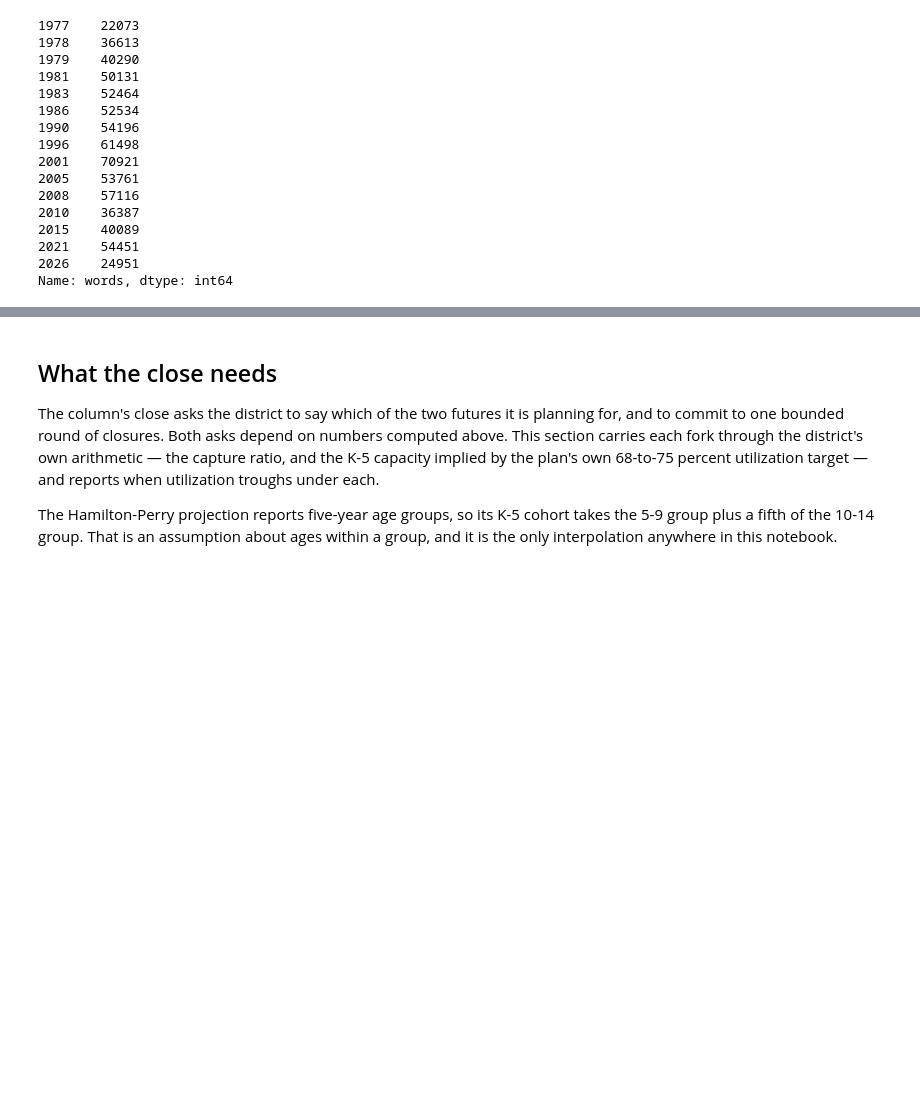
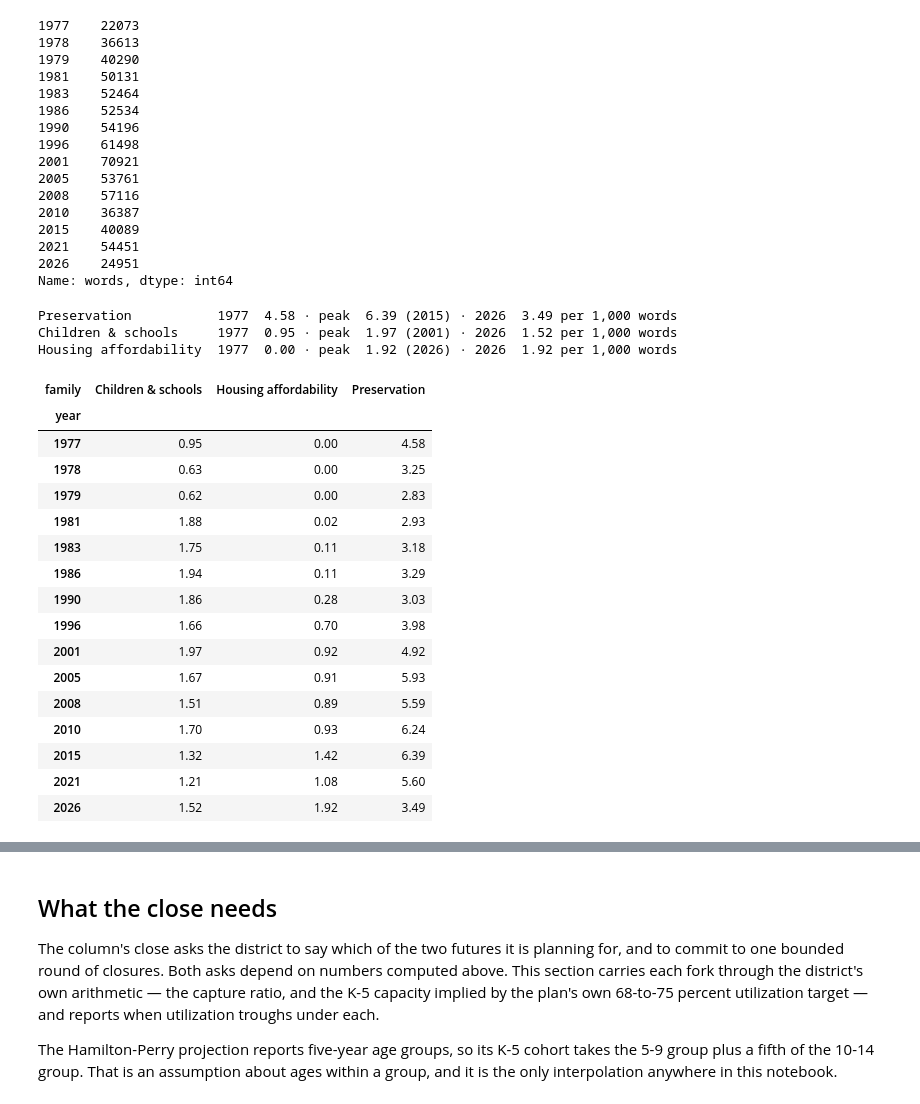
Before and after one commit to brianckeegan/charting-boulder, a Jupyter notebook: 2026-09-bvsd/BVSD.ipynb, the cells around one changed output, grey strips where cells are left out. Cells and saved outputs as stored; diff of their text form; code cells hidden in the pictures; blank space fills up the shorter version.

```diff
--- a/2026-09-bvsd/BVSD.ipynb
+++ b/2026-09-bvsd/BVSD.ipynb
@@ -989,12 +999,12 @@ def clean_text(md_text):
 corpus = {}
 for filename, (label, year) in sorted(BVCP_EDITIONS.items(), key=lambda kv: kv[1][1]):
     text = clean_text((BVCP_DIR / filename).read_text(encoding='utf-8', errors='replace'))
-    corpus[label] = {'year': year, 'clean': text, 'word_count': len(text.split())}
+    corpus[label] = {'year': year, 'clean': text.lower(), 'word_count': len(text.split())}
 
 # Integrity checks
 assert len(corpus) == 15, f'expected 15 editions; got {len(corpus)}'
 assert all(info['word_count'] > 10_000 for info in corpus.values()), 'an edition converted to near-empty text'
-print(f'{len(corpus)} editions, {sum(i["word_count"] for i in corpus.values()):,} words total')
+print(f"{len(corpus)} editions, {sum(i['word_count'] for i in corpus.values()):,} words total")
 pd.Series({info['year']: info['word_count'] for info in corpus.values()}, name='words')
 # %% [output]
 15 editions, 707,475 words total
@@ -1015,28 +1025,57 @@ pd.Series({info['year']: info['word_count'] for info in corpus.values()}, name='
 2026    24951
 Name: words, dtype: int64
 # %%
+# 'family' only where it is not part of single-family, multi-family and the like
+FAMILY_NOT_HOUSING_TYPE = (r'(?<!single-)(?<!single )(?<!multi-)(?<!multi )'
+                           r'(?<!multiple-)(?<!multiple )(?<!two-)(?<!two )\bfamil[a-z]*')
+
 KEYWORD_FAMILIES = {
-    'Preservation': ['neighborhood character', 'community character', 'preserve', 'preservation',
-                     'open space', 'growth management', 'controlled growth', 'managed growth',
-                     'compatib'],
-    'Families & Schools': ['families with children', 'households with children', 'child care',
-                           'childcare', 'school enrollment', 'enrollment', 'affordable housing',
-                           'housing afford'],
+    'Preservation': [r'\bpreserv[a-z]*', r'\bopen\s+space', r'\bneighborhood character',
+                     r'\bcommunity character', r'\bhistoric character', r'\brural character',
+                     r'\bgrowth management', r'\bcompatib[a-z]*'],
+    'Children & schools': [FAMILY_NOT_HOUSING_TYPE, r'\bchild[a-z]*', r'\bschool[a-z]*',
+                           r'\bstudent[a-z]*', r'\byouth[a-z]*', r'\bplayground[a-z]*'],
+    'Housing affordability': [r'\bafford[a-z]*'],
 }
 
 def compute_family_rates(corpus, families):
     # Per-1,000-word rates, as in bvcp-corpus-analysis.ipynb, but matching each term as a
     # phrase or word-prefix over the cleaned text so multi-word terms and stems are visible.
     records = []
     for label, info in corpus.items():
-        text, total = info['clean'].lower(), info['word_count']
         for family, terms in families.items():
-            counts = {t: len(re.findall(r'\b' + re.escape(t).replace(r'\ ', r'\s+'), text)) for t in terms}
-            raw = sum(counts.values())
+            raw = sum(len(re.findall(term, info['clean'])) for term in terms)
             records.append({'version': label, 'year': info['year'], 'family': family,
-                            'raw_count': raw, 'rate_per_1k': raw / total * 1000,
-                            'top_term': max(counts, key=counts.get)})
+                            'raw_count': raw, 'rate_per_1k': raw / info['word_count'] * 1000})
     return pd.DataFrame(records)
 
 family_rates_df = compute_family_rates(corpus, KEYWORD_FAMILIES)
-assert (family_rates_df['raw_count'] > 0).all(), 'a family scored zero in some edition'
+vocabulary_df = family_rates_df.pivot(index='year', columns='family', values='rate_per_1k')
+
+assert (family_rates_df.groupby('family')['raw_count'].sum() > 0).all(), 'a family scored zero'
+for family in KEYWORD_FAMILIES:
+    series = vocabulary_df[family]
+    print(f'{family:22s} 1977 {series.iloc[0]:5.2f} · peak {series.max():5.2f} ({int(series.idxmax())}) · '
+          f'2026 {series.iloc[-1]:5.2f} per 1,000 words')
+vocabulary_df.round(2)
+# %% [output]
+Preservation           1977  4.58 · peak  6.39 (2015) · 2026  3.49 per 1,000 words
+Children & schools     1977  0.95 · peak  1.97 (2001) · 2026  1.52 per 1,000 words
+Housing affordability  1977  0.00 · peak  1.92 (2026) · 2026  1.92 per 1,000 words
+| family | Children & schools | Housing affordability | Preservation |
+| year |  |  |  |
+| 1977 | 0.95 | 0.00 | 4.58 |
+| 1978 | 0.63 | 0.00 | 3.25 |
+| 1979 | 0.62 | 0.00 | 2.83 |
+| 1981 | 1.88 | 0.02 | 2.93 |
+| 1983 | 1.75 | 0.11 | 3.18 |
+| 1986 | 1.94 | 0.11 | 3.29 |
+| 1990 | 1.86 | 0.28 | 3.03 |
+| 1996 | 1.66 | 0.70 | 3.98 |
+| 2001 | 1.97 | 0.92 | 4.92 |
+| 2005 | 1.67 | 0.91 | 5.93 |
+| 2008 | 1.51 | 0.89 | 5.59 |
+| 2010 | 1.70 | 0.93 | 6.24 |
+| 2015 | 1.32 | 1.42 | 6.39 |
+| 2021 | 1.21 | 1.08 | 5.60 |
+| 2026 | 1.52 | 1.92 | 3.49 |
```
Also changed, not shown: parts of 8 cells of this notebook, 4 other files.
